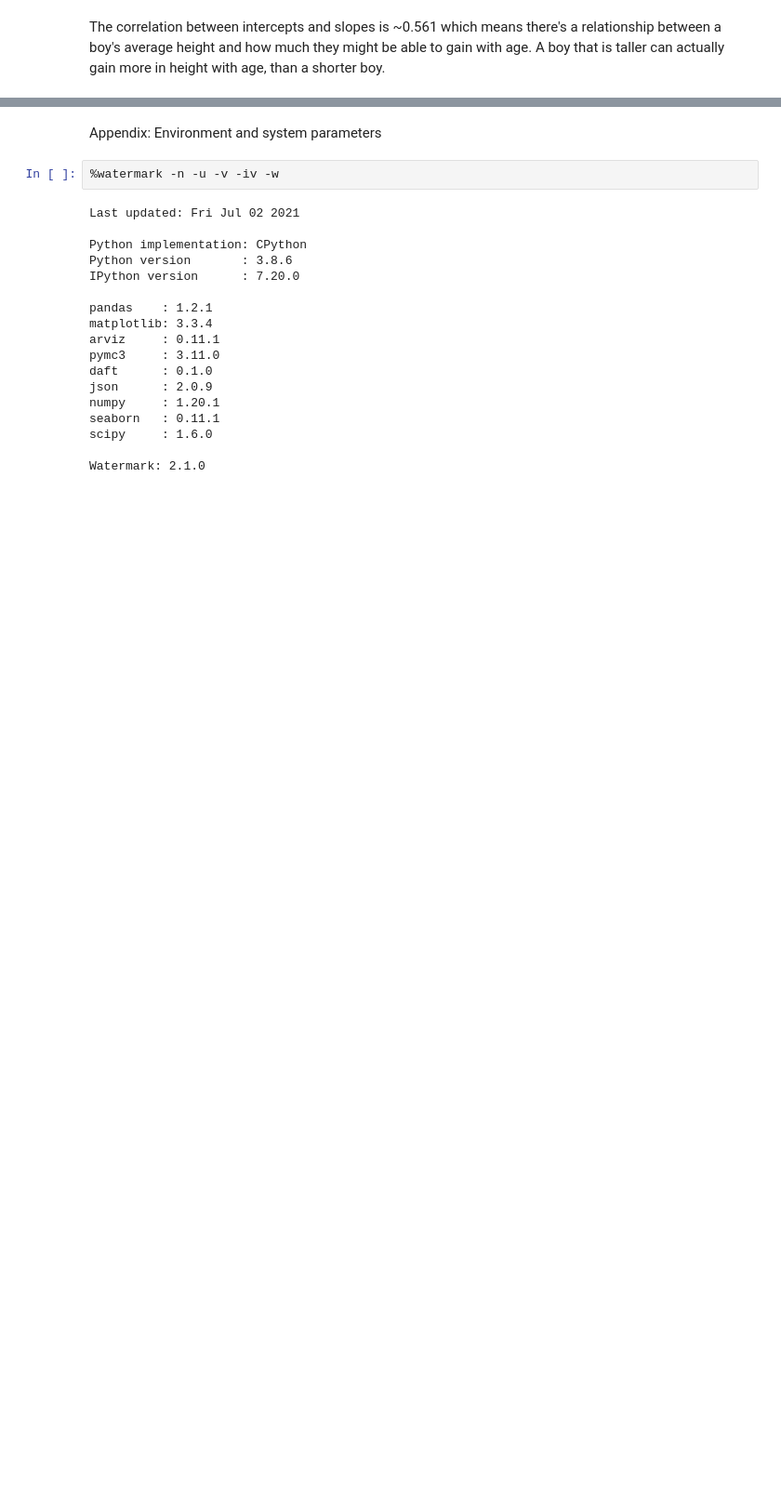
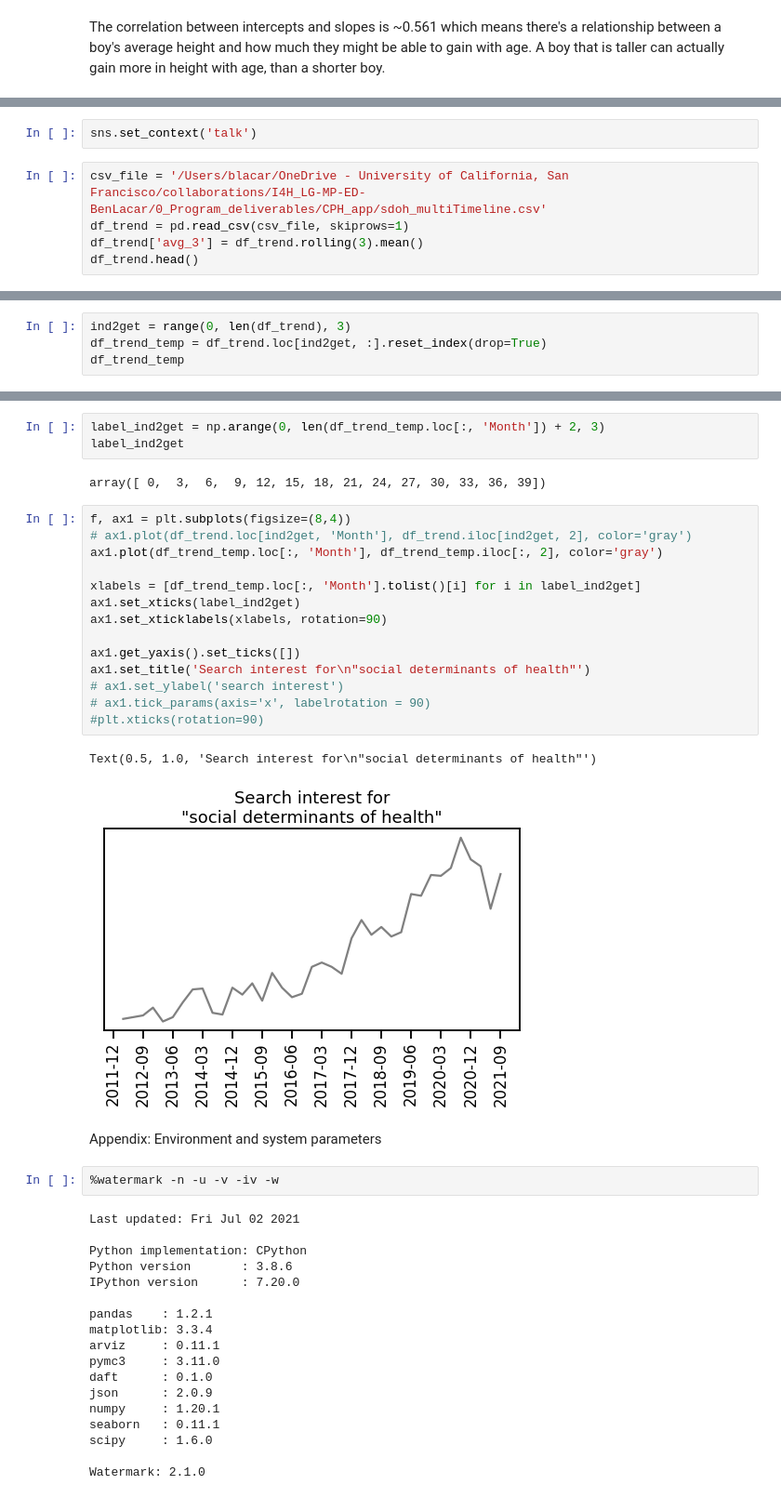
Before and after one commit to benslack19/stats_rethinking, a Jupyter notebook: stats_rethinking_ch14_EOC.ipynb, the cells around one changed output, grey strips where cells are left out. Shown: that part at 93% size. Drawn from its saved outputs; the diff is of its cells as text; blank space fills up the shorter version.

```diff
--- a/stats_rethinking_ch14_EOC.ipynb
+++ b/stats_rethinking_ch14_EOC.ipynb
@@ -1752,0 +2097,7 @@ The correlation between intercepts and slopes is ~0.561 which means there's a re
+# %%
+sns.set_context('talk')
+# %%
+csv_file = '/Users/blacar/OneDrive - University of California, San Francisco/collaborations/I4H_LG-MP-ED-BenLacar/0_Program_deliverables/CPH_app/sdoh_multiTimeline.csv'
+df_trend = pd.read_csv(csv_file, skiprows=1)
+df_trend['avg_3'] = df_trend.rolling(3).mean()
+df_trend.head()
@@ -1752,0 +2111,4 @@ The correlation between intercepts and slopes is ~0.561 which means there's a re
+# %%
+ind2get = range(0, len(df_trend), 3)
+df_trend_temp = df_trend.loc[ind2get, :].reset_index(drop=True)
+df_trend_temp
@@ -1753,3 +2133,25 @@ The correlation between intercepts and slopes is ~0.561 which means there's a re
+# %%
+label_ind2get = np.arange(0, len(df_trend_temp.loc[:, 'Month']) + 2, 3)
+label_ind2get
+# %% [output]
+array([ 0,  3,  6,  9, 12, 15, 18, 21, 24, 27, 30, 33, 36, 39])
+# %%
+f, ax1 = plt.subplots(figsize=(8,4))
+# ax1.plot(df_trend.loc[ind2get, 'Month'], df_trend.iloc[ind2get, 2], color='gray')
+ax1.plot(df_trend_temp.loc[:, 'Month'], df_trend_temp.iloc[:, 2], color='gray')
+
+xlabels = [df_trend_temp.loc[:, 'Month'].tolist()[i] for i in label_ind2get]
+ax1.set_xticks(label_ind2get)
+ax1.set_xticklabels(xlabels, rotation=90)
+
+ax1.get_yaxis().set_ticks([])
+ax1.set_title('Search interest for\n"social determinants of health"')
+# ax1.set_ylabel('search interest')
+# ax1.tick_params(axis='x', labelrotation = 90)
+#plt.xticks(rotation=90)
+# %% [output]
+Text(0.5, 1.0, 'Search interest for\n"social determinants of health"')
+[figure, added]
 # %% [markdown]
 Appendix: Environment and system parameters
 # %%
```
Also changed, not shown: parts of 31 cells of this notebook, 2 other files.
